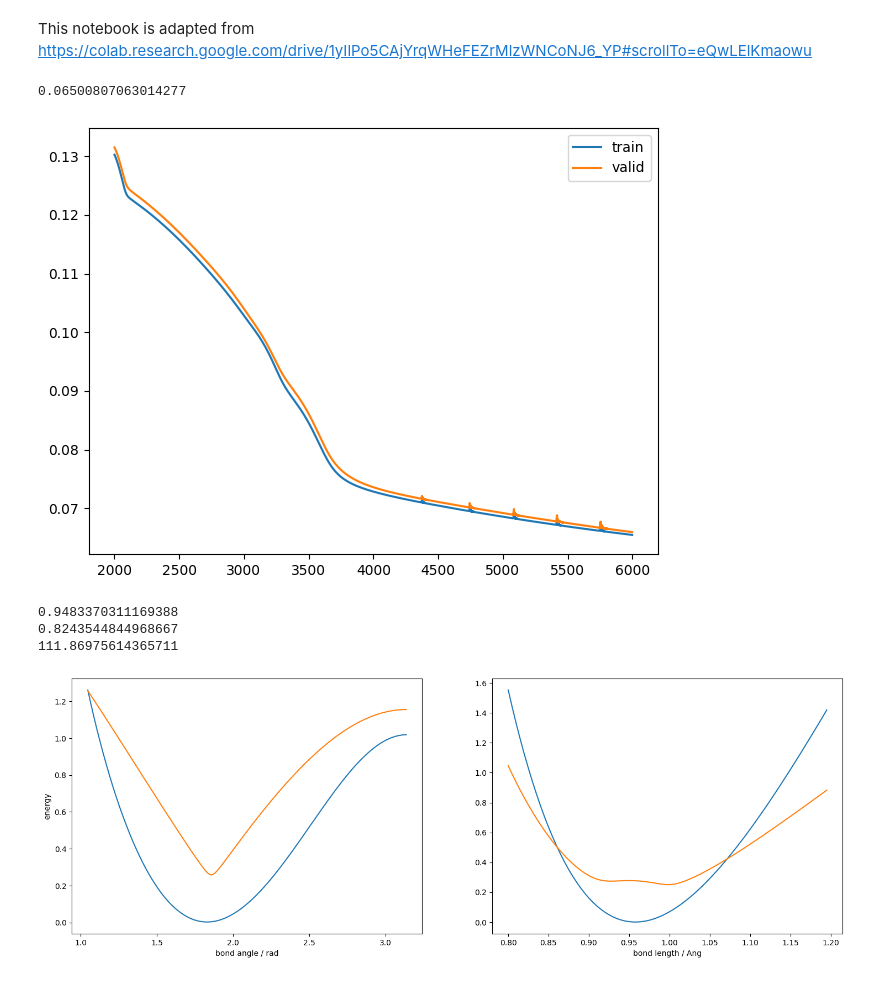
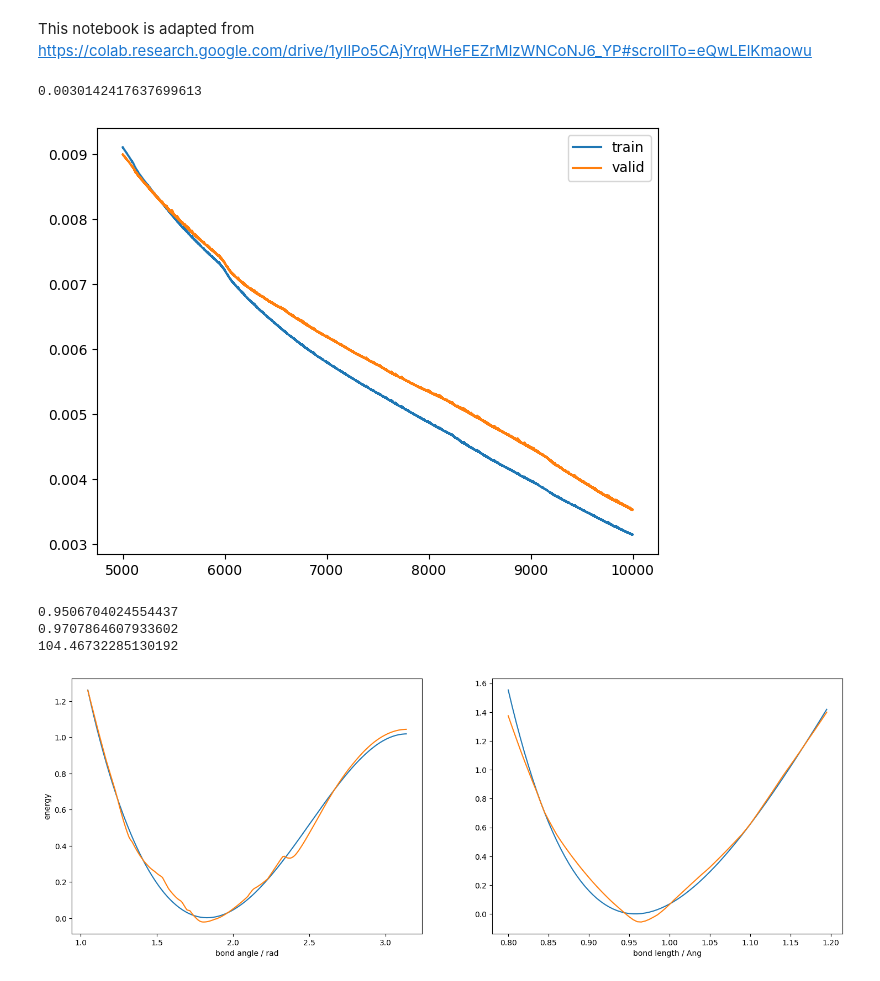
Before and after one commit to Br0kenSmi1e/FlowPES, a Jupyter notebook: h2o_model/water_analytic.ipynb, the cells around one changed output. Saved outputs shown, nothing was run; the diff lists cells and outputs as text; code cells hidden in the pictures.

```diff
--- a/h2o_model/water_analytic.ipynb
+++ b/h2o_model/water_analytic.ipynb
@@ -86,11 +86,11 @@ def make_error_loss(flow_forward, data_file):
     return loss
 # %%
 dim = 3
-nlayers = 8
+nlayers = 4
 rng = jax.random.PRNGKey(42)
 
 def transform(rng, cutoff: int, other: int):
-            net_init, net_apply = serial(Dense(16), Softplus, Dense(16), Softplus, Dense(other))
+            net_init, net_apply = serial(Dense(16), LeakyRelu, Dense(16), LeakyRelu, Dense(other))
             in_shape = (-1, cutoff)
             out_shape, net_params = net_init(rng, in_shape)
             return net_params, net_apply
@@ -105,7 +105,7 @@ valid_loss = make_error_loss(flow_forward, "../h2opes/h2opes_analytic_valid.txt"
 test_loss = make_error_loss(flow_forward, "../h2opes/h2opes_analytic_test.txt")
 value_and_grad = jax.value_and_grad(loss, argnums=(0, 1), has_aux=False)
 
-params_step_size = 1e-4
+params_step_size = 2e-4
 params_optimizer = optax.adam(params_step_size)
 params_opt_state = params_optimizer.init(params)
 
@@ -127,7 +127,7 @@ def step(params, u0, params_opt_state, u0_opt_state):
 train_loss_history = []
 valid_loss_history = []
 # test_loss_history = []
-nsteps = 6000
+nsteps = 10000
 for i in range(nsteps):
     value, params, u0, params_opt_state, u0_opt_state = step(params, u0, params_opt_state, u0_opt_state)
     train_loss_history.append(value)
@@ -138,27 +138,27 @@ for i in range(nsteps):
 print(test_loss(params, u0))
 output = flow_inverse(params, jnp.array([[0, 0, 0]]))
 # %% [output]
-0.06500807063014277
+0.0030142417637699613
 # %%
 import matplotlib.pyplot as plt
 fig, ax = plt.subplots()
-start_step = 2000
+start_step = 5000
 ax.plot(range(start_step, nsteps), train_loss_history[start_step:nsteps], label = "train")
 ax.plot(range(start_step, nsteps), valid_loss_history[start_step:nsteps], label = "valid")
 # ax.plot(range(start_step, nsteps), test_loss_history[start_step:nsteps], label = "test")
 ax.legend(loc="upper right")
 fig.tight_layout()
 fig.show()
 # %% [output]
-[figure, old version]
+[figure, new version]
 # %%
 print(-jnp.log(output[0][0]))
 print(-jnp.log(output[0][1]))
 print(jnp.acos(output[0][2]) * 180 / jnp.pi)
 # %% [output]
-0.9483370311169388
-0.8243544844968667
-111.86975614365711
+0.9506704024554437
+0.9707864607933602
+104.46732285130192
 # %%
 from h2opes_analytic import water_pes
 r_exact = 0.95
@@ -192,4 +192,4 @@ ax_[1].plot(bond, pes_bond_reg)
 ax_[1].set_xlabel("bond length / Ang")
 fig_.show()
 # %% [output]
-[figure, old version]
+[figure, new version]
```
Also changed, not shown: parts of 1 cell of this notebook, 18 other files.
